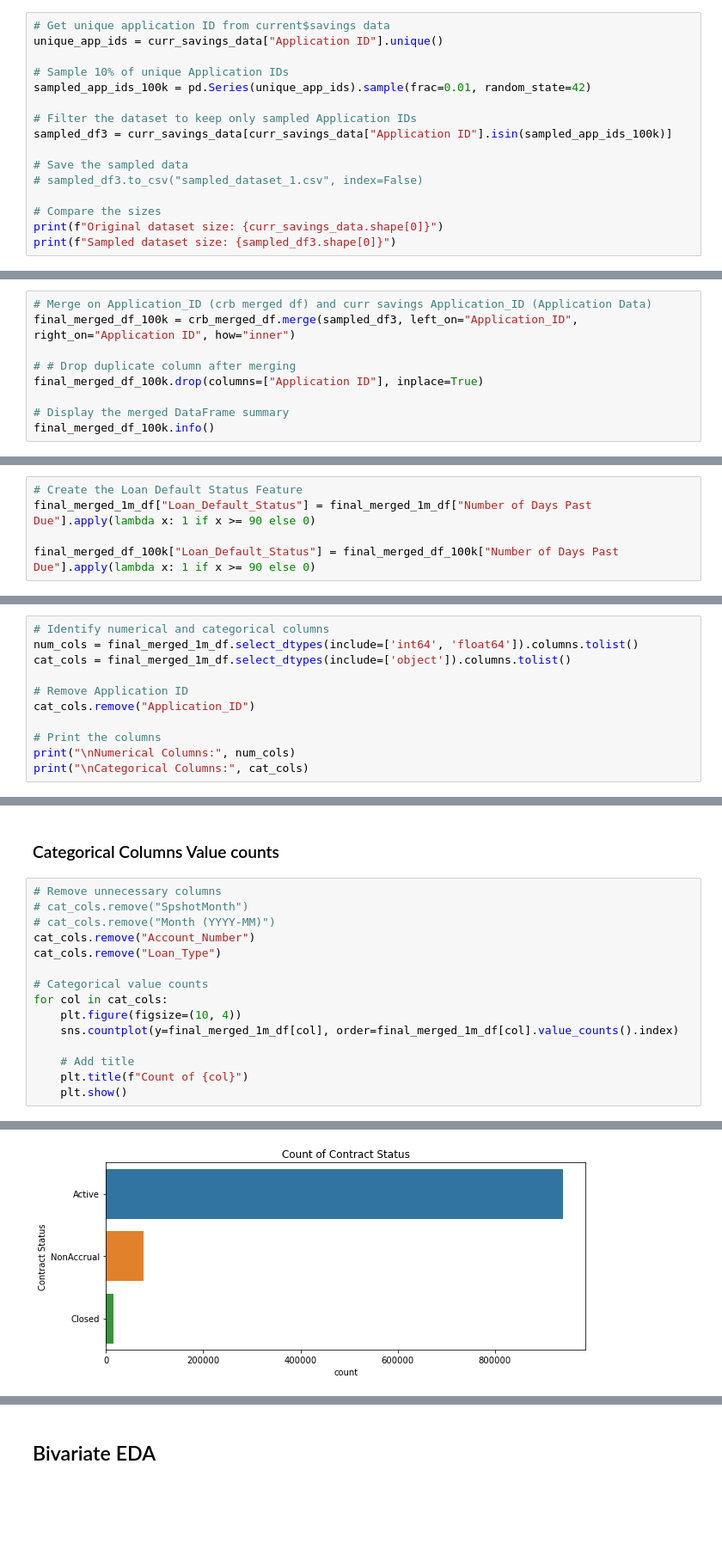
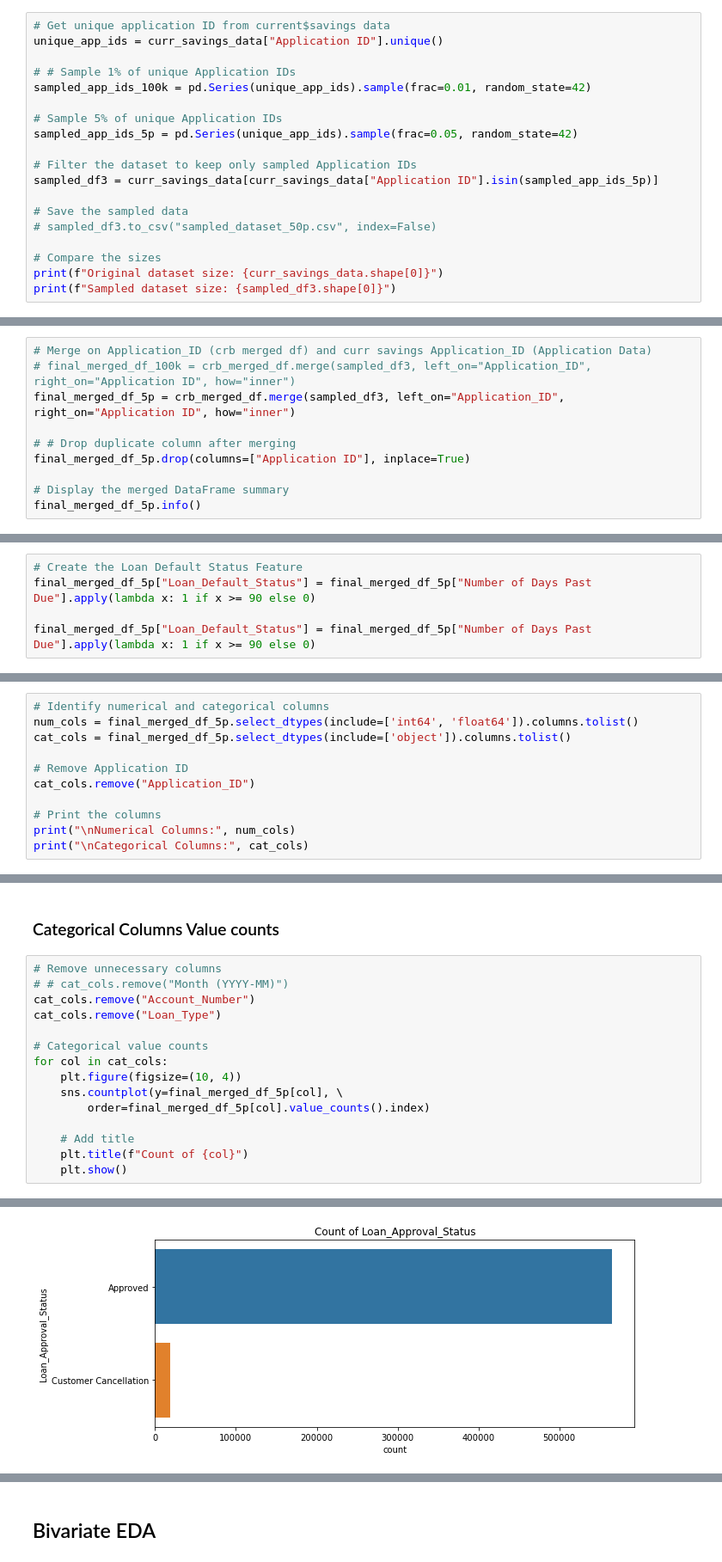
Before and after one commit to Cheptoi-Millicent/DSF-PT08P5-GROUP6-CAPSTONE-PROJECT, a Jupyter notebook: index.ipynb, the cells around one changed output, grey strips where cells are left out. Shown at 86% size. Saved outputs shown, nothing was run; the diff lists cells and outputs as text; blank space fills up the shorter version.

Commit message:
editing index file

```diff
--- a/index.ipynb
+++ b/index.ipynb
@@ -1224,14 +1275,17 @@ Sampled dataset size: 88430
 # Get unique application ID from current$savings data
 unique_app_ids = curr_savings_data["Application ID"].unique()
 
-# Sample 10% of unique Application IDs
+# # Sample 1% of unique Application IDs
 sampled_app_ids_100k = pd.Series(unique_app_ids).sample(frac=0.01, random_state=42)
 
+# Sample 5% of unique Application IDs
+sampled_app_ids_5p = pd.Series(unique_app_ids).sample(frac=0.05, random_state=42)
+
 # Filter the dataset to keep only sampled Application IDs
-sampled_df3 = curr_savings_data[curr_savings_data["Application ID"].isin(sampled_app_ids_100k)]
+sampled_df3 = curr_savings_data[curr_savings_data["Application ID"].isin(sampled_app_ids_5p)]
 
 # Save the sampled data
-# sampled_df3.to_csv("sampled_dataset_1.csv", index=False)
+# sampled_df3.to_csv("sampled_dataset_50p.csv", index=False)
 
 # Compare the sizes
 print(f"Original dataset size: {curr_savings_data.shape[0]}")
@@ -1242,11 +1296,12 @@ Sampled dataset size: 9867
 # %%
 # Merge on Application_ID (crb merged df) and curr savings Application_ID (Application Data)
-final_merged_df_100k = crb_merged_df.merge(sampled_df3, left_on="Application_ID", right_on="Application ID", how="inner")
+# final_merged_df_100k = crb_merged_df.merge(sampled_df3, left_on="Application_ID", right_on="Application ID", how="inner")
+final_merged_df_5p = crb_merged_df.merge(sampled_df3, left_on="Application_ID", right_on="Application ID", how="inner")
 
 # # Drop duplicate column after merging
-final_merged_df_100k.drop(columns=["Application ID"], inplace=True)
+final_merged_df_5p.drop(columns=["Application ID"], inplace=True)
 
 # Display the merged DataFrame summary
-final_merged_df_100k.info()
+final_merged_df_5p.info()
 # %% [output]
 <class 'pandas.core.frame.DataFrame'>
@@ -1418,9 +1482,9 @@ So, we can use the whole dataset, merged-df
 ### Feature Engineering
 # %%
 # Create the Loan Default Status Feature
-final_merged_1m_df["Loan_Default_Status"] = final_merged_1m_df["Number of Days Past Due"].apply(lambda x: 1 if x >= 90 else 0)
+final_merged_df_5p["Loan_Default_Status"] = final_merged_df_5p["Number of Days Past Due"].apply(lambda x: 1 if x >= 90 else 0)
 
-final_merged_df_100k["Loan_Default_Status"] = final_merged_df_100k["Number of Days Past Due"].apply(lambda x: 1 if x >= 90 else 0)
+final_merged_df_5p["Loan_Default_Status"] = final_merged_df_5p["Number of Days Past Due"].apply(lambda x: 1 if x >= 90 else 0)
 # %% [markdown]
 # Exploration Data Analysis
 # %% [markdown]
@@ -1468,8 +1537,8 @@ final_merged_1m_df.describe()
 ## Data Analysis
 # %%
 # Identify numerical and categorical columns
-num_cols = final_merged_1m_df.select_dtypes(include=['int64', 'float64']).columns.tolist()
-cat_cols = final_merged_1m_df.select_dtypes(include=['object']).columns.tolist()
+num_cols = final_merged_df_5p.select_dtypes(include=['int64', 'float64']).columns.tolist()
+cat_cols = final_merged_df_5p.select_dtypes(include=['object']).columns.tolist()
 
 # Remove Application ID
 cat_cols.remove("Application_ID")
@@ -1537,15 +1606,15 @@ plt.show()
 ### Categorical Columns Value counts
 # %%
 # Remove unnecessary columns
-# cat_cols.remove("SpshotMonth")
-# cat_cols.remove("Month (YYYY-MM)")
+# # cat_cols.remove("Month (YYYY-MM)")
 cat_cols.remove("Account_Number")
 cat_cols.remove("Loan_Type")
 
 # Categorical value counts
 for col in cat_cols:
     plt.figure(figsize=(10, 4))
-    sns.countplot(y=final_merged_1m_df[col], order=final_merged_1m_df[col].value_counts().index)
+    sns.countplot(y=final_merged_df_5p[col], \
+        order=final_merged_df_5p[col].value_counts().index)
 
     # Add title
     plt.title(f"Count of {col}")
@@ -1555 +1624 @@ for col in cat_cols:
-[figure, old version]
+[figure, new version]
```
Also changed, not shown: parts of 125 cells of this notebook, 1 other file.
